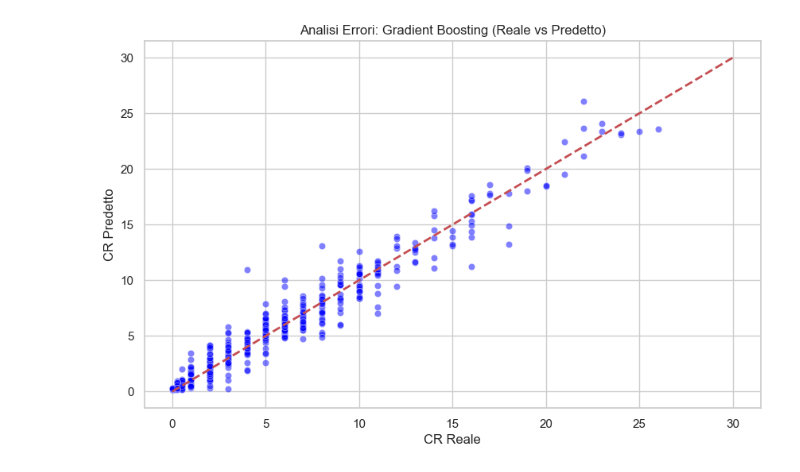
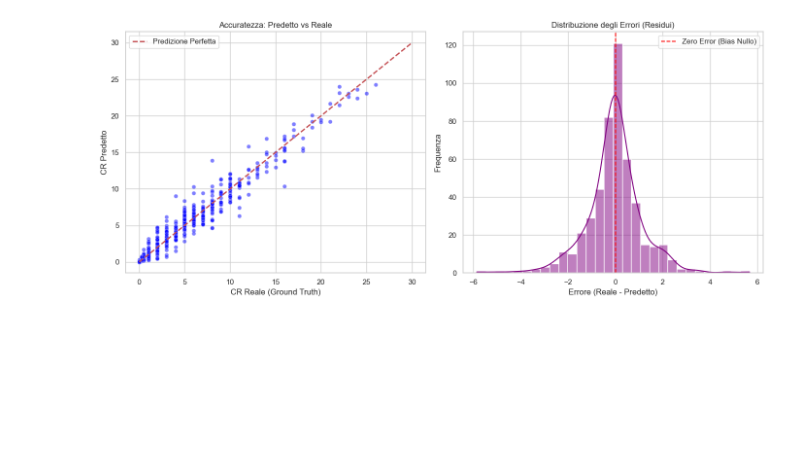
Before and after one commit to toyo54/MonsterOracle, a Jupyter notebook: training.ipynb, the cells around one changed output. Drawn from its saved outputs; the diff is of its cells as text; code cells hidden in the pictures; blank space fills up the shorter version.

Commit message:
feat: improve training.ipynb by adding more graphs and metrics

```diff
--- a/training.ipynb
+++ b/training.ipynb
@@ -60,28 +61,30 @@ Addestriamo tre modelli diversi per giustificare la scelta finale:
 # %%
-# Dizionario dei modelli
+# Definiamo i modelli
 models = {
     "Linear Regression": LinearRegression(),
-    "Random Forest": RandomForestRegressor(n_estimators=100, random_state=42),
+    "Random Forest": RandomForestRegressor(n_estimators=100, random_state=42, oob_score=True, n_jobs=-1),
     "Gradient Boosting": GradientBoostingRegressor(n_estimators=100, random_state=42)
 }
 
-# Dizionario per salvare i risultati
 results = {}
 predictions = {}
 
-print("🚀 Inizio Addestramento...")
+print("🚀 Inizio addestramento multi-modello...")
 for name, model in models.items():
-    # Train
     model.fit(X_train, y_train)
-    # Predict
     pred = model.predict(X_test)
     predictions[name] = pred
 
-    # Evaluate
+    # Metriche
     mae = mean_absolute_error(y_test, pred)
     rmse = np.sqrt(mean_squared_error(y_test, pred))
     r2 = r2_score(y_test, pred)
 
     results[name] = {"MAE": mae, "RMSE": rmse, "R2": r2}
     print(f"✅ {name} completato.")
+
+# Visualizzazione tabellare
+res_df = pd.DataFrame(results).T
+print("\n📊 Performance Comparison:")
+print(res_df.to_string())
 # %% [output]
@@ -120,14 +259,29 @@ Se il modello fosse perfetto, tutti i punti starebbero sulla linea rossa tratteg
 # %%
-# Selezioniamo il miglior modello (basato su R2)
-best_model_name = res_df['R2'].idxmax()
-best_pred = predictions[best_model_name]
+# Calcolo dei residui
+residuals = y_test - predictions["Random Forest"]
 
-plt.figure(figsize=(10, 6))
-sns.scatterplot(x=y_test, y=best_pred, alpha=0.5, color='blue')
-plt.plot([y.min(), y.max()], [y.min(), y.max()], '--r', linewidth=2)
-plt.title(f'Analisi Errori: {best_model_name} (Reale vs Predetto)')
-plt.xlabel('CR Reale')
+plt.figure(figsize=(14, 6))
+
+# --- GRAFICO 1: Predetto vs Reale ---
+plt.subplot(1, 2, 1)
+sns.scatterplot(x=y_test, y=predictions["Random Forest"], alpha=0.5, color='blue')
+# Linea diagonale perfetta
+plt.plot([y.min(), y.max()], [y.min(), y.max()], '--r', linewidth=2, label='Predizione Perfetta')
+plt.title('Accuratezza: Predetto vs Reale')
+plt.xlabel('CR Reale (Ground Truth)')
 plt.ylabel('CR Predetto')
+plt.legend()
+
+# --- GRAFICO 2: Distribuzione Residui ---
+plt.subplot(1, 2, 2)
+sns.histplot(residuals, kde=True, color='purple', bins=30)
+plt.axvline(0, color='red', linestyle='--', label='Zero Error (Bias Nullo)')
+plt.title('Distribuzione degli Errori (Residui)')
+plt.xlabel('Errore (Reale - Predetto)')
+plt.ylabel('Frequenza')
+plt.legend()
+
+plt.tight_layout()
 plt.show()
 # %% [output]
-[figure, old version]
+[figure, new version]
```
Also changed, not shown: parts of 30 cells of this notebook, 1 other file.
